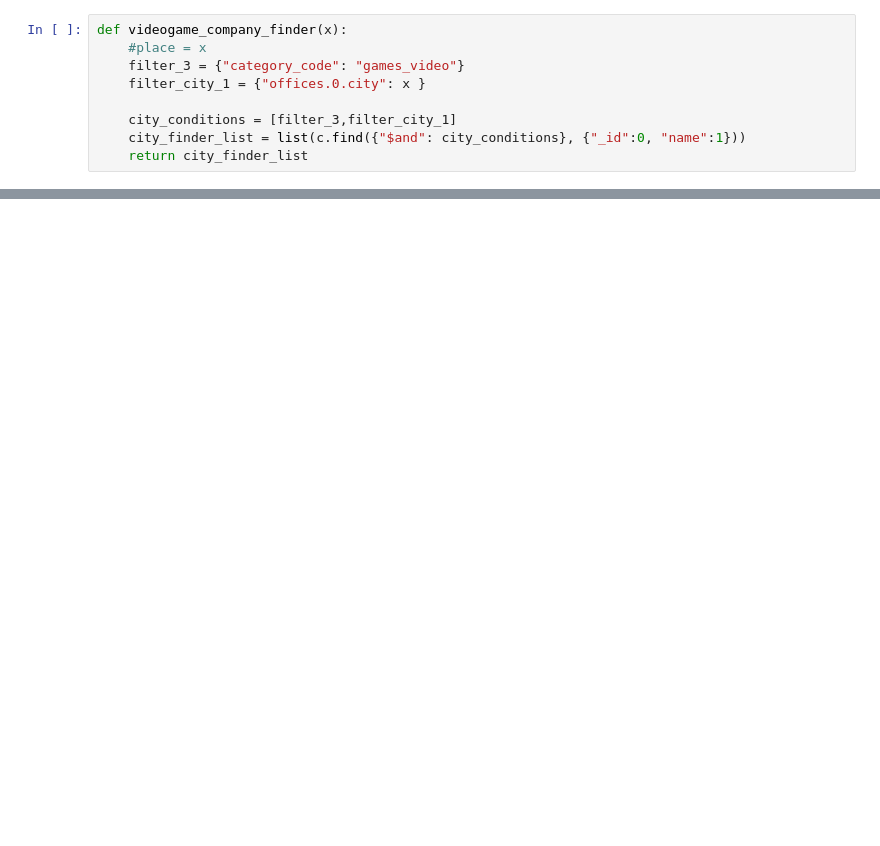
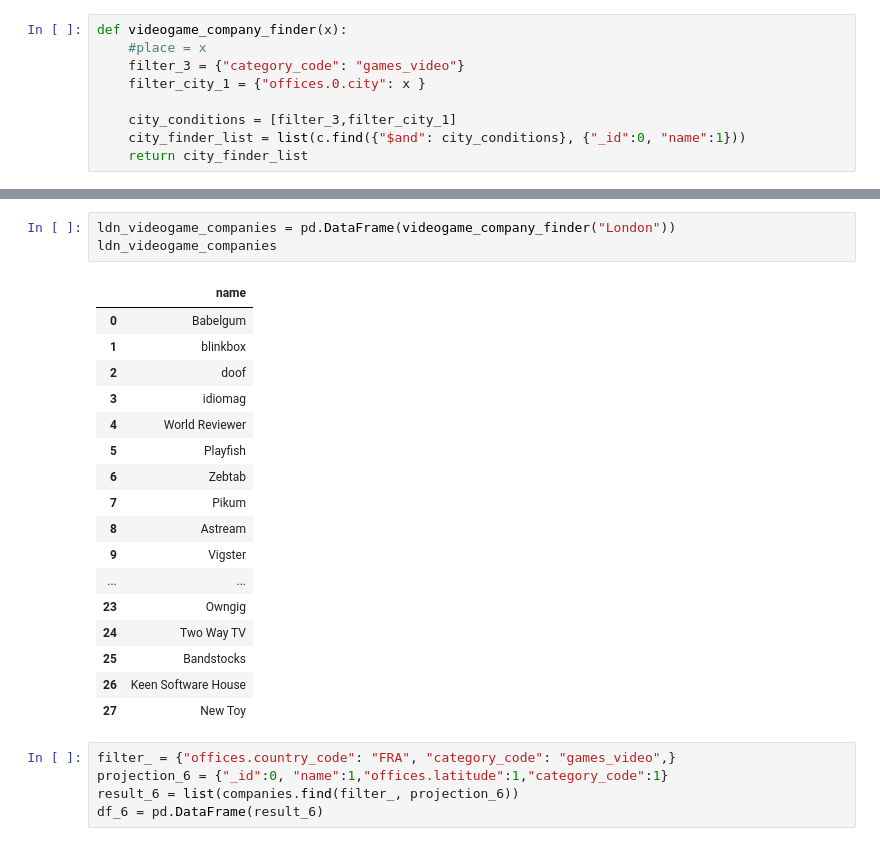
Before and after one commit to Hugocodesdude/Project_3, a Jupyter notebook: src/database_investigation_mongos.ipynb, the cells around one changed output, grey strips where cells are left out. Drawn from its saved outputs; the diff is of its cells as text; blank space fills up the shorter version.

```diff
--- a/src/database_investigation_mongos.ipynb
+++ b/src/database_investigation_mongos.ipynb
@@ -303,0 +333,26 @@ df_6 = pd.DataFrame(result_6)
+# %%
+ldn_videogame_companies = pd.DataFrame(videogame_company_finder("London"))
+ldn_videogame_companies
+# %% [output]
+|  | name |
+| 0 | Babelgum |
+| 1 | blinkbox |
+| 2 | doof |
+| 3 | idiomag |
+| 4 | World Reviewer |
+| 5 | Playfish |
+| 6 | Zebtab |
+| 7 | Pikum |
+| 8 | Astream |
+| 9 | Vigster |
+| ... | ... |
+| 23 | Owngig |
+| 24 | Two Way TV |
+| 25 | Bandstocks |
+| 26 | Keen Software House |
+| 27 | New Toy |
+# %%
+filter_ = {"offices.country_code": "FRA", "category_code": "games_video",}
+projection_6 = {"_id":0, "name":1,"offices.latitude":1,"category_code":1}
+result_6 = list(companies.find(filter_, projection_6))
+df_6 = pd.DataFrame(result_6)
```
Also changed, not shown: parts of 18 cells of this notebook, 2 other files.
